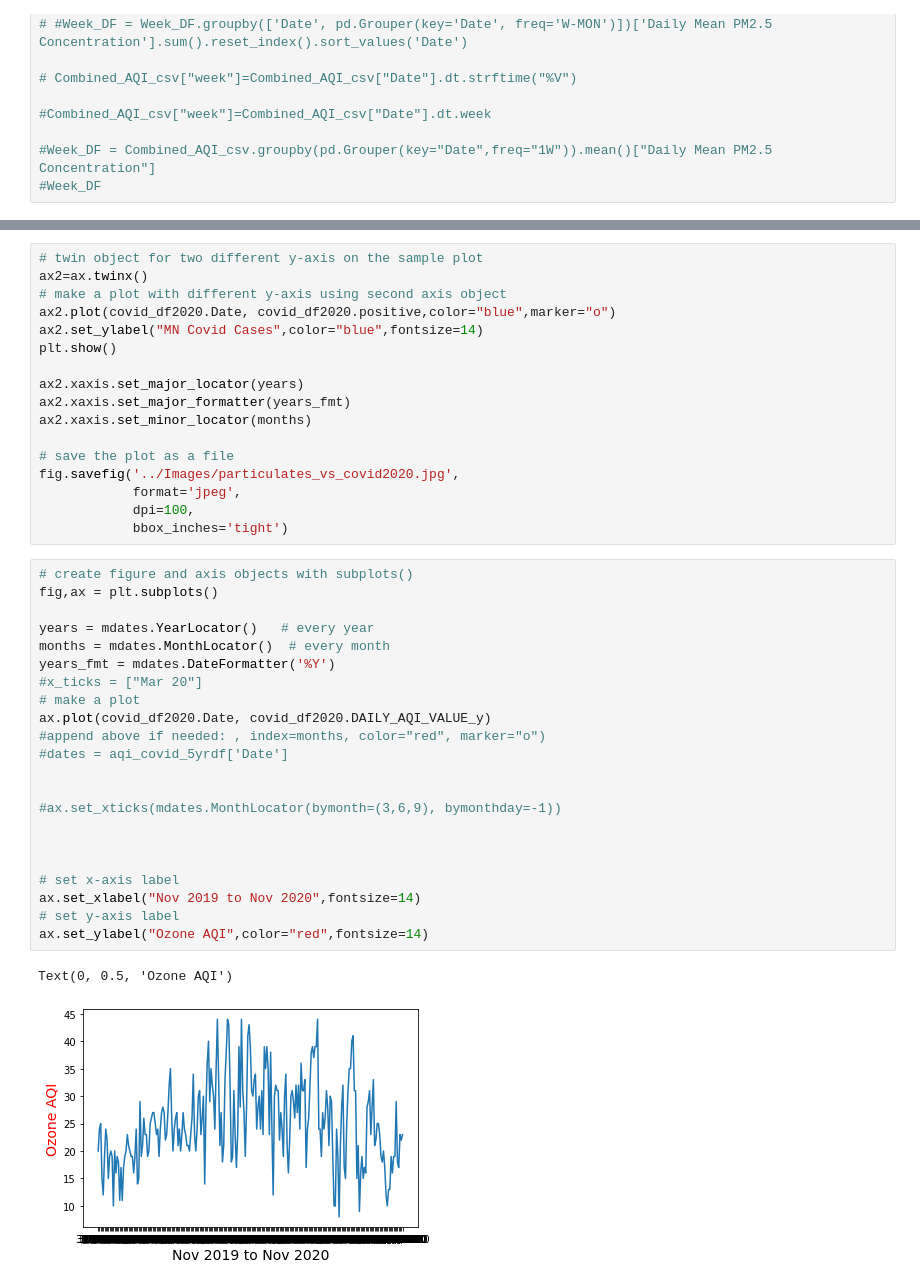
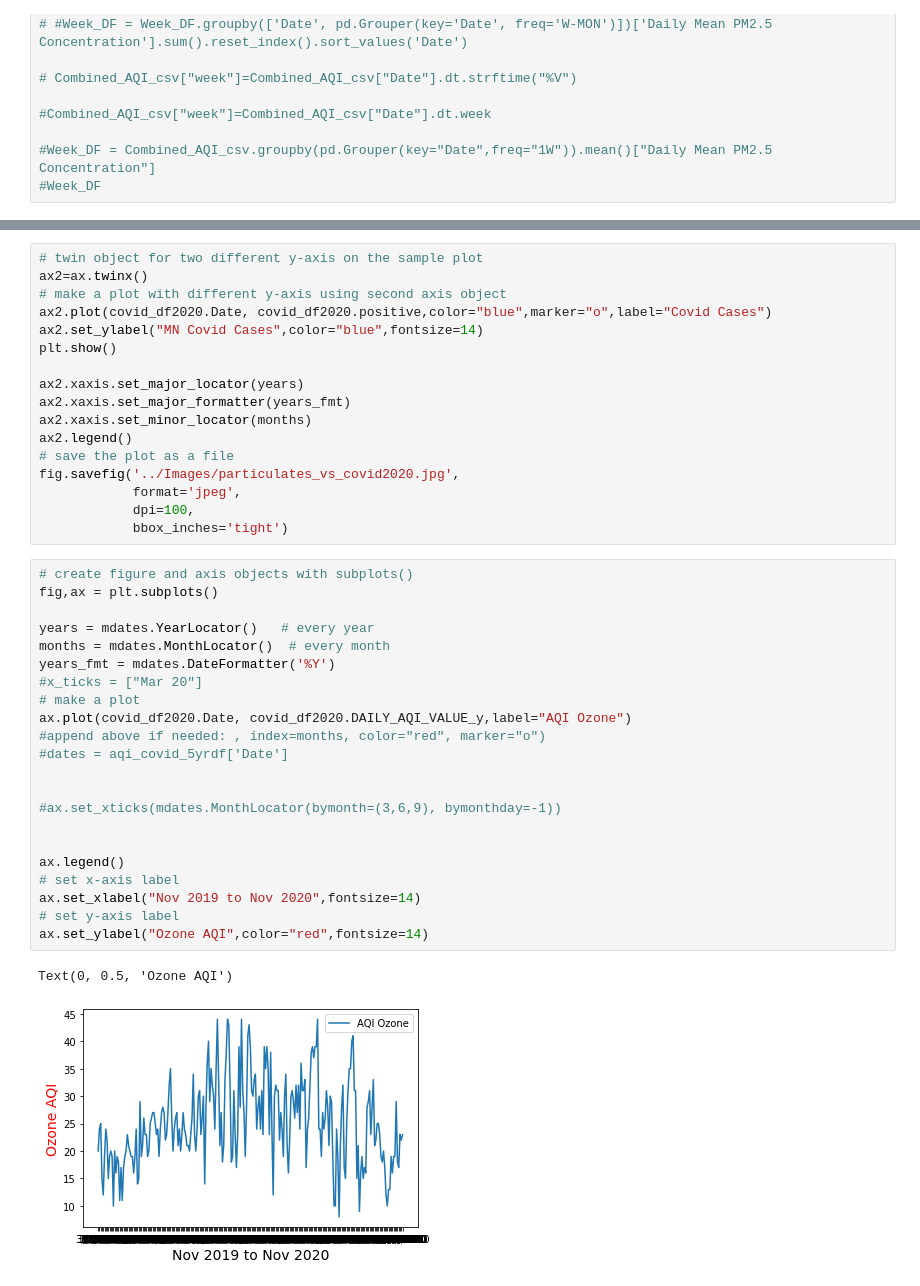
Before and after one commit to gonzaloreusch/Air-Quality, a Jupyter notebook: DataFrames/MatPlotLib_AQI.ipynb, the cells around one changed output, grey strips where cells are left out. Cells and saved outputs as stored; diff of their text form.

```diff
--- a/DataFrames/MatPlotLib_AQI.ipynb
+++ b/DataFrames/MatPlotLib_AQI.ipynb
@@ -256,14 +255,14 @@ Text(0, 0.5, 'AQI pm2.5')
 # twin object for two different y-axis on the sample plot
 ax2=ax.twinx()
 # make a plot with different y-axis using second axis object
-ax2.plot(covid_df2020.Date, covid_df2020.positive,color="blue",marker="o")
+ax2.plot(covid_df2020.Date, covid_df2020.positive,color="blue",marker="o",label="Covid Cases")
 ax2.set_ylabel("MN Covid Cases",color="blue",fontsize=14)
 plt.show()
 
 ax2.xaxis.set_major_locator(years)
 ax2.xaxis.set_major_formatter(years_fmt)
 ax2.xaxis.set_minor_locator(months)
-
+ax2.legend()
 # save the plot as a file
 fig.savefig('../Images/particulates_vs_covid2020.jpg',
             format='jpeg',
@@ -272,28 +271,28 @@ fig.savefig('../Images/particulates_vs_covid2020.jpg',
 # %%
 # create figure and axis objects with subplots()
 fig,ax = plt.subplots()
 
 years = mdates.YearLocator()   # every year
 months = mdates.MonthLocator()  # every month
 years_fmt = mdates.DateFormatter('%Y')
 #x_ticks = ["Mar 20"]
 # make a plot
-ax.plot(covid_df2020.Date, covid_df2020.DAILY_AQI_VALUE_y)
+ax.plot(covid_df2020.Date, covid_df2020.DAILY_AQI_VALUE_y,label="AQI Ozone")
 #append above if needed: , index=months, color="red", marker="o")
 #dates = aqi_covid_5yrdf['Date']
 
 
 #ax.set_xticks(mdates.MonthLocator(bymonth=(3,6,9), bymonthday=-1))
 
 
-
+ax.legend()
 # set x-axis label
 ax.set_xlabel("Nov 2019 to Nov 2020",fontsize=14)
 # set y-axis label
 ax.set_ylabel("Ozone AQI",color="red",fontsize=14)
 # %% [output]
 Text(0, 0.5, 'Ozone AQI')
-[figure, old version]
+[figure, new version]
 # %%
 # twin object for two different y-axis on the sample plot
 ax2=ax.twinx()
```
Also changed, not shown: parts of 11 cells of this notebook, 16 other files.
